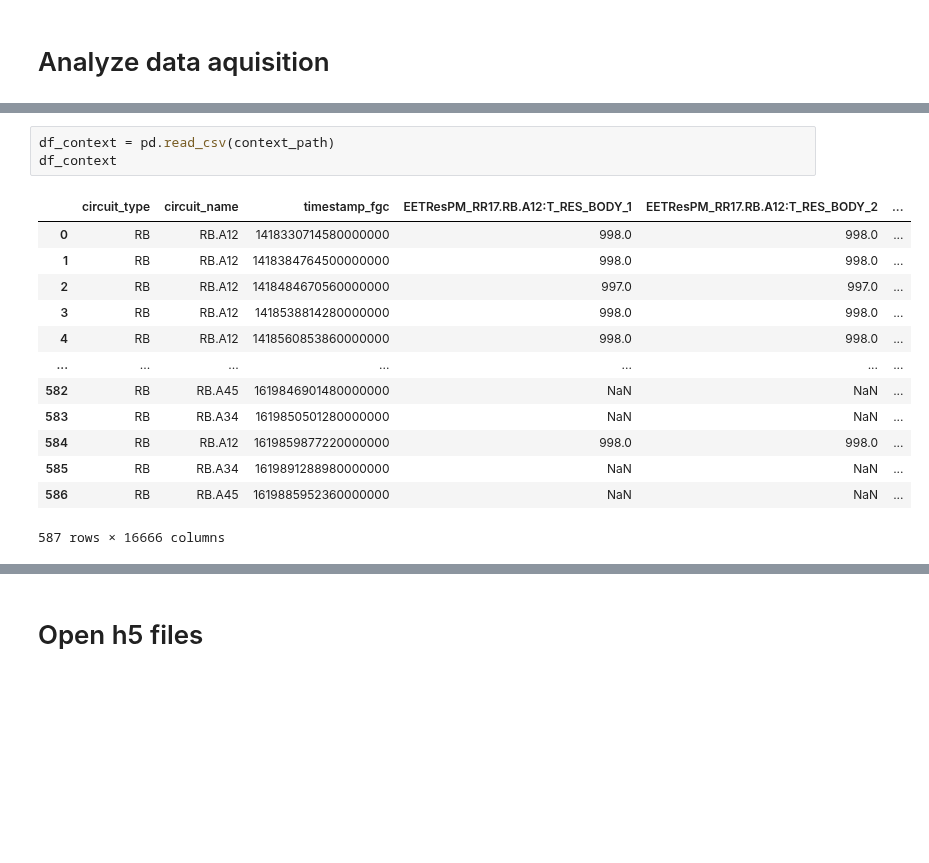
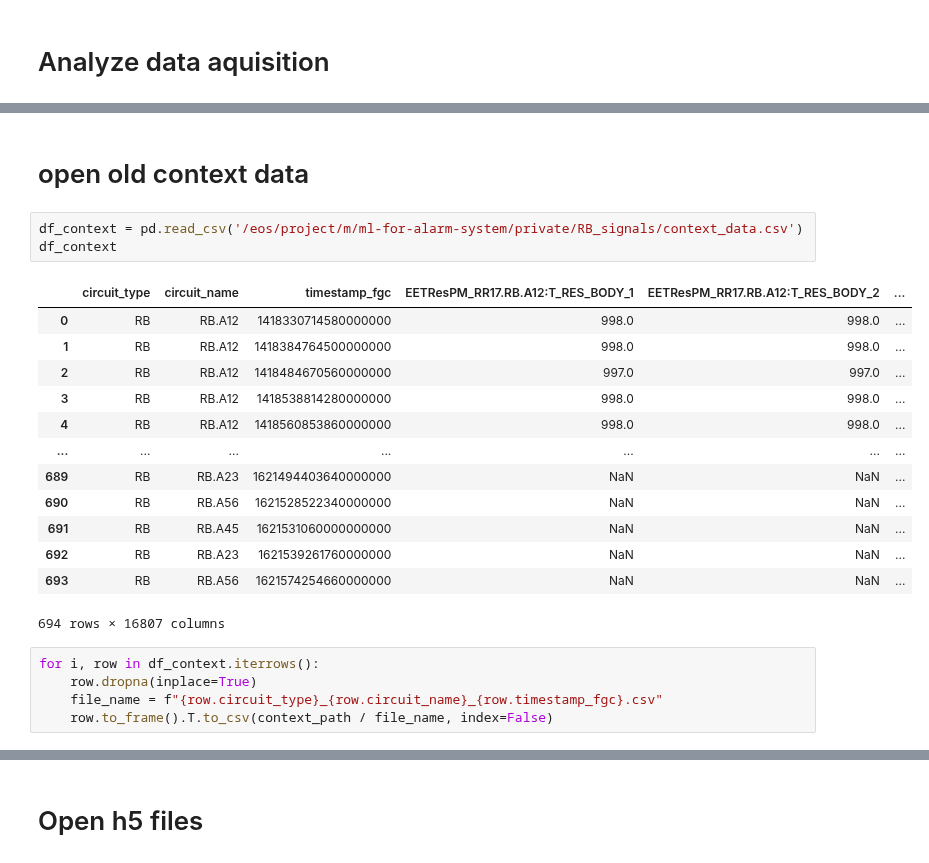
Before and after one commit to cobermai/lhc_anomaly_detection, a Jupyter notebook: notebooks/RB_FPA_datahandler.ipynb, the cells around one changed output, grey strips where cells are left out. Drawn from its saved outputs; the diff is of its cells as text; blank space fills up the shorter version.

```diff
--- a/notebooks/RB_FPA_datahandler.ipynb
+++ b/notebooks/RB_FPA_datahandler.ipynb
@@ -14,18 +81,25 @@ context_path = Path('/eos/project/m/ml-for-alarm-system/private/RB_signals/conte
+# %% [markdown]
+# open old context data
 # %%
-df_context = pd.read_csv(context_path)
+df_context = pd.read_csv('/eos/project/m/ml-for-alarm-system/private/RB_signals/context_data.csv')
 df_context
 # %% [output]
 |  | circuit_type | circuit_name | timestamp_fgc | EETResPM_RR17.RB.A12:T_RES_BODY_1 | EETResPM_RR17.RB.A12:T_RES_BODY_2 | ... |
 | 0 | RB | RB.A12 | 1418330714580000000 | 998.0 | 998.0 | ... |
 | 1 | RB | RB.A12 | 1418384764500000000 | 998.0 | 998.0 | ... |
 | 2 | RB | RB.A12 | 1418484670560000000 | 997.0 | 997.0 | ... |
 | 3 | RB | RB.A12 | 1418538814280000000 | 998.0 | 998.0 | ... |
 | 4 | RB | RB.A12 | 1418560853860000000 | 998.0 | 998.0 | ... |
 | ... | ... | ... | ... | ... | ... | ... |
-| 582 | RB | RB.A45 | 1619846901480000000 | NaN | NaN | ... |
-| 583 | RB | RB.A34 | 1619850501280000000 | NaN | NaN | ... |
-| 584 | RB | RB.A12 | 1619859877220000000 | 998.0 | 998.0 | ... |
-| 585 | RB | RB.A34 | 1619891288980000000 | NaN | NaN | ... |
-| 586 | RB | RB.A45 | 1619885952360000000 | NaN | NaN | ... |
+| 689 | RB | RB.A23 | 1621494403640000000 | NaN | NaN | ... |
+| 690 | RB | RB.A56 | 1621528522340000000 | NaN | NaN | ... |
+| 691 | RB | RB.A45 | 1621531060000000000 | NaN | NaN | ... |
+| 692 | RB | RB.A23 | 1621539261760000000 | NaN | NaN | ... |
+| 693 | RB | RB.A56 | 1621574254660000000 | NaN | NaN | ... |
-587 rows × 16666 columns
+694 rows × 16807 columns
+# %%
+for i, row in df_context.iterrows():
+    row.dropna(inplace=True)
+    file_name = f"{row.circuit_type}_{row.circuit_name}_{row.timestamp_fgc}.csv"
+    row.to_frame().T.to_csv(context_path / file_name, index=False)
 # %%
```
Also changed, not shown: parts of 9 cells of this notebook, 5 other files.
